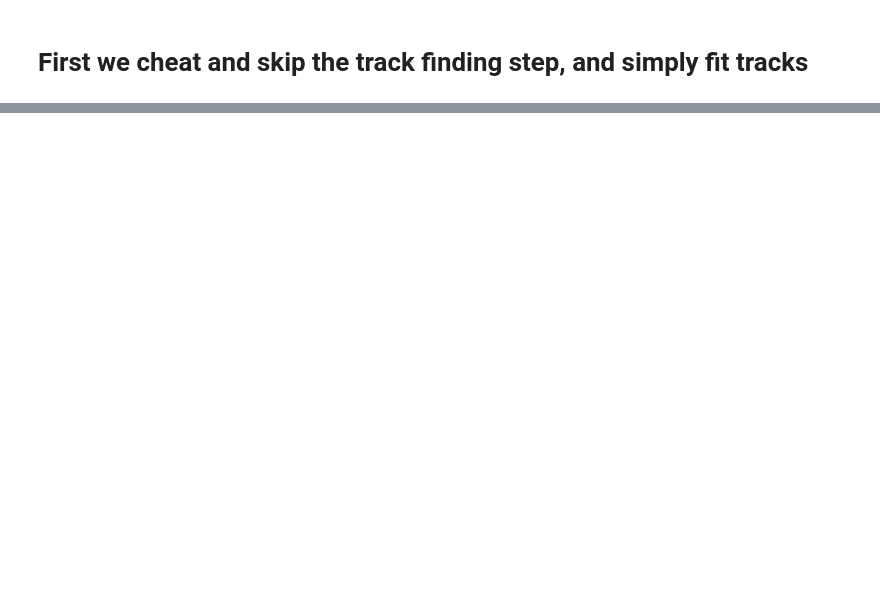
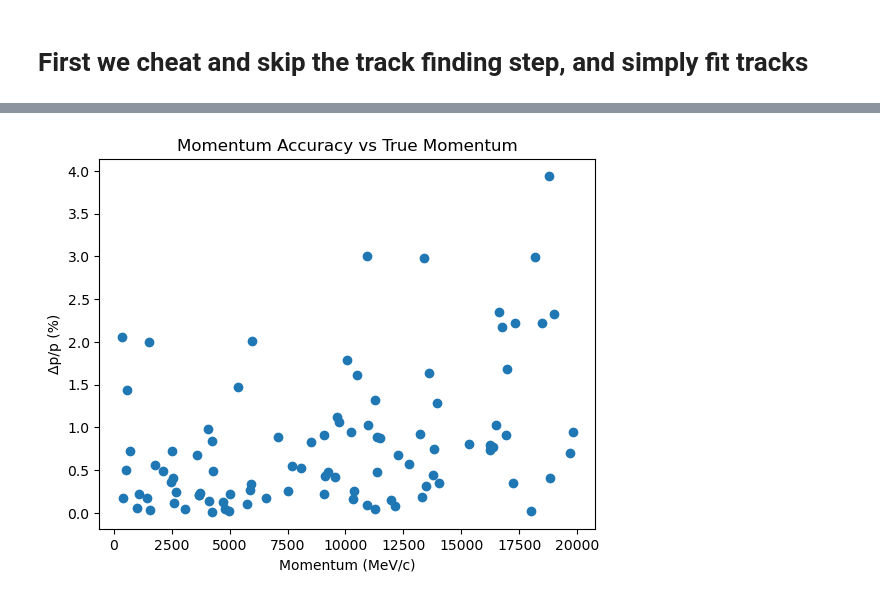
Before and after one commit to P4GAN/B8_Project, a Jupyter notebook: Analysis/TrackAnalysis.ipynb, the cells around one changed output, grey strips where cells are left out. Saved outputs shown, nothing was run; the diff lists cells and outputs as text; code cells hidden in the pictures; blank space fills up the shorter version.

```diff
--- a/Analysis/TrackAnalysis.ipynb
+++ b/Analysis/TrackAnalysis.ipynb
@@ -236,0 +202,42 @@ NameError: name 'fit_helix_and_sample' is not defined
+# %%
+num_tracks = tracks.GetEntries()
+trueMomenta = {}
+
+for i in range(num_tracks):
+    tracks.GetEntry(i)
+    p_x = tracks.MomentumX
+    p_y = tracks.MomentumY
+    p_z = tracks.MomentumZ
+    eventID = tracks.EventID
+    if eventID in reconstructedMomentaAndDCA:
+        trueMomenta[eventID] = (p_x, p_y, p_z)
+
+p_list = []
+pT_list = []
+eta_list = []
+dp_list = []
+DCA_list = []
+
+for eventID in trueMomenta:
+    if eventID in reconstructedMomentaAndDCA:
+        p_x, p_y, p_z = trueMomenta[eventID]
+        p = np.sqrt(p_x**2 + p_y**2 + p_z**2)
+        pT = np.sqrt(p_x**2 + p_y**2)
+        eta = np.arctanh(p_z / p)
+        reconstructed_momentum, DCA = reconstructedMomentaAndDCA[eventID]
+        dp = np.abs(reconstructed_momentum - p) / p * 100
+        if dp > 9:
+            continue
+        p_list.append(p)
+        pT_list.append(pT)
+        eta_list.append(eta)
+        dp_list.append(dp)
+        DCA_list.append(DCA)
+
+plt.scatter(p_list, dp_list)
+plt.xlabel("Momentum (MeV/c)")
+plt.ylabel("Δp/p (%)")
+plt.title("Momentum Accuracy vs True Momentum")
+plt.show()
+# %% [output]
+[figure, added]
```
Also changed, not shown: parts of 12 cells of this notebook, 16 other files.
